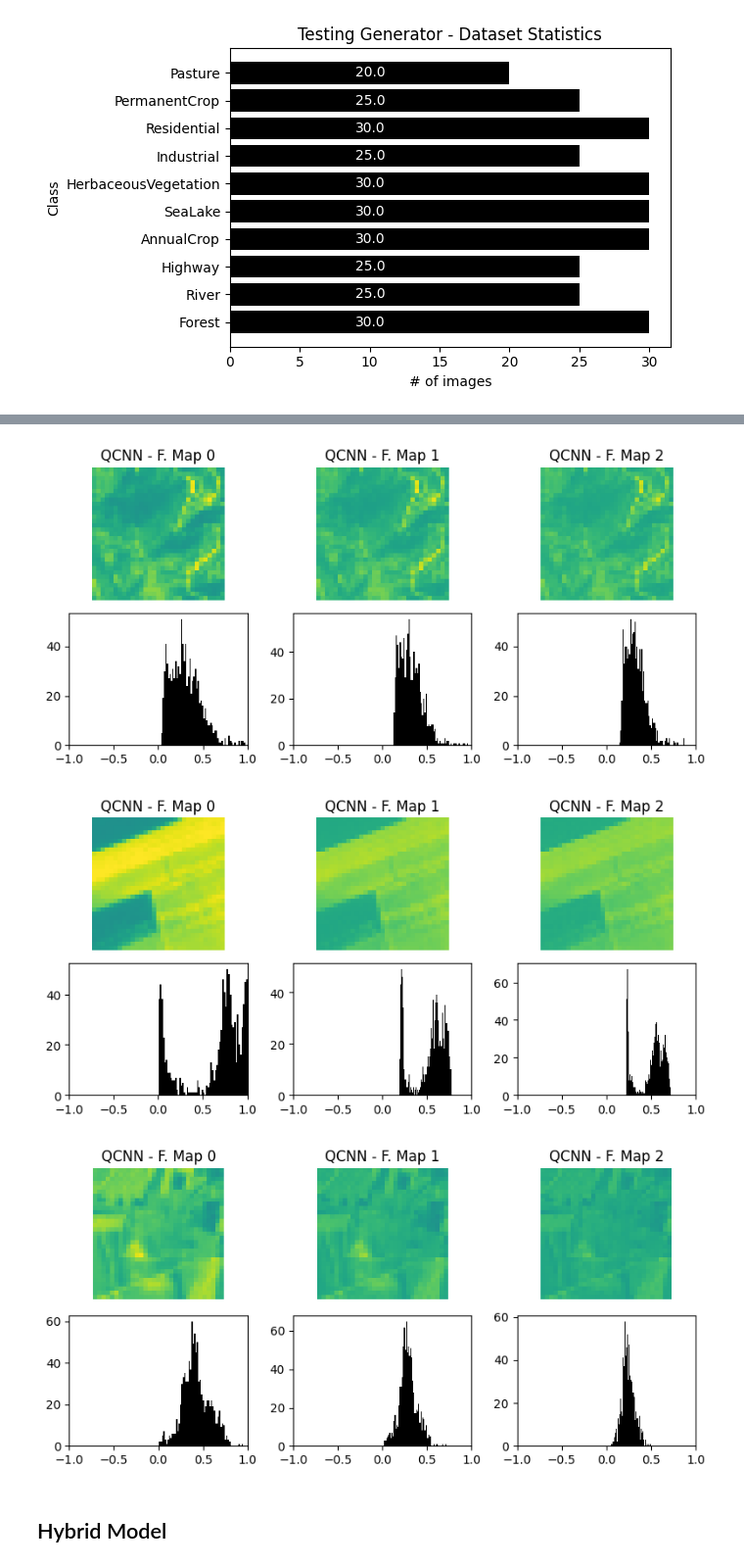
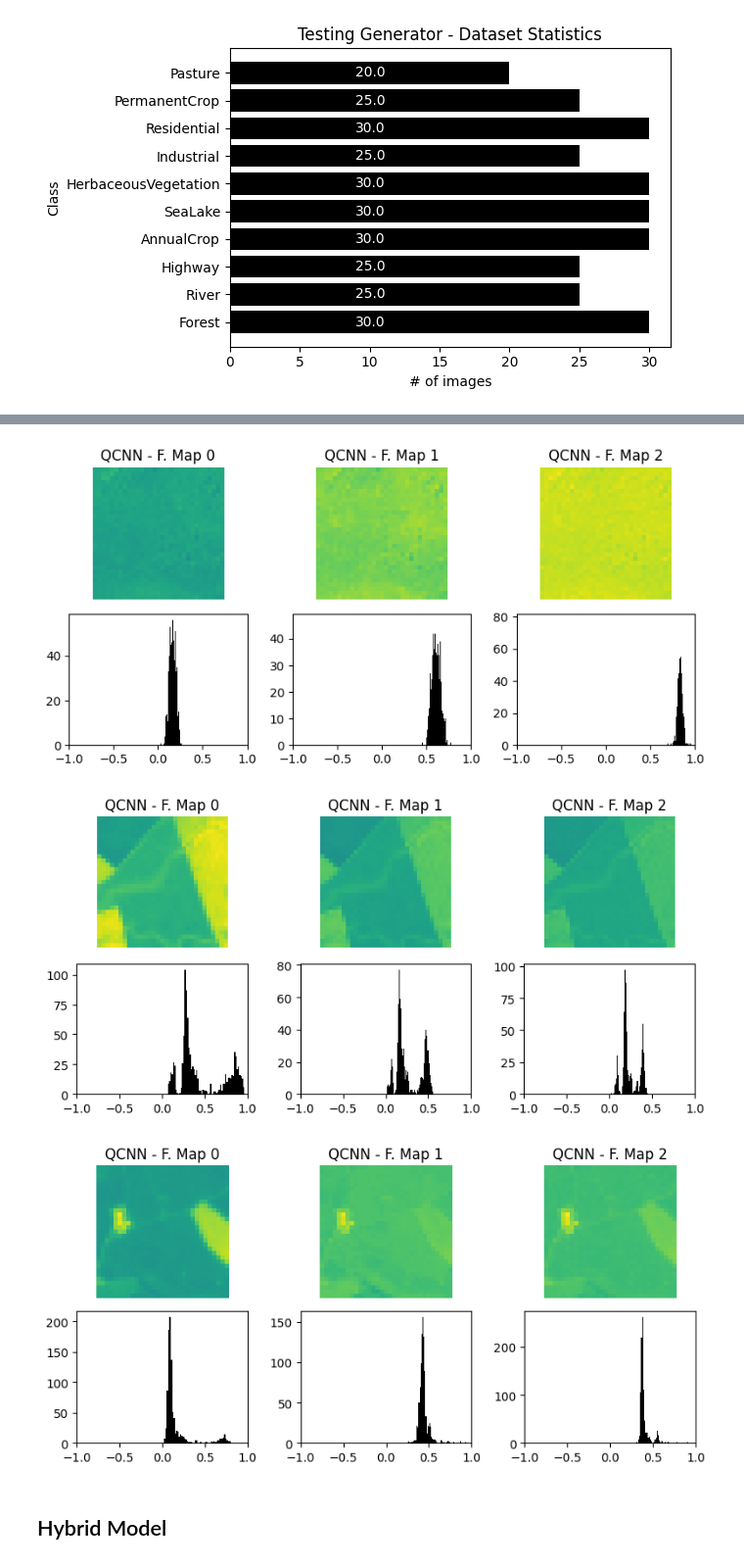
Before and after one commit to alessandrosebastianelli/quanv4eo, a Jupyter notebook: QuantumConvolutionalNeuralNetworks.ipynb, the cells around one changed output, grey strips where cells are left out. Shown: that part at 98% size. Cells and saved outputs as stored; diff of their text form; code cells hidden in the pictures.

Commit message:
Corrected bugs in plotting results

```diff
--- a/QuantumConvolutionalNeuralNetworks.ipynb
+++ b/QuantumConvolutionalNeuralNetworks.ipynb
@@ -143,7 +143,7 @@ test_loader.dlv2([x_v,y_v], loader, classes)
 # %% [output]
 [figure]
 # %%
-gen = iter(datareader.generator((x_t, y_t), 1, (31,31,16), normalize=True))
+gen = iter(datareader.generator((x_t, y_t), 1, (31,31,3), normalize=True))
 for i in range(3):
     (xi, yi) = next(gen)
     feat_maps = xi[0]
@@ -155,13 +155,13 @@ for i in range(3):
 # %%
-gen = iter(datareader.generator((x_v, y_v), 1, (31,31,16), normalize=True))
+gen = iter(datareader.generator((x_v, y_v), 1, (31,31,3), normalize=True))
 for i in range(3):
     (xi, yi) = next(gen)
     feat_maps = xi[0]
     plot_features_map(feat_maps)
 # %% [output]
-[figure, old version]
+[figure, new version]
-[figure, old version]
+[figure, new version]
-[figure, old version]
+[figure, new version]
 # %% [markdown]
 ## Hybrid Model
 # %%
```
Also changed, not shown: parts of 8 cells of this notebook, 2 other files.
